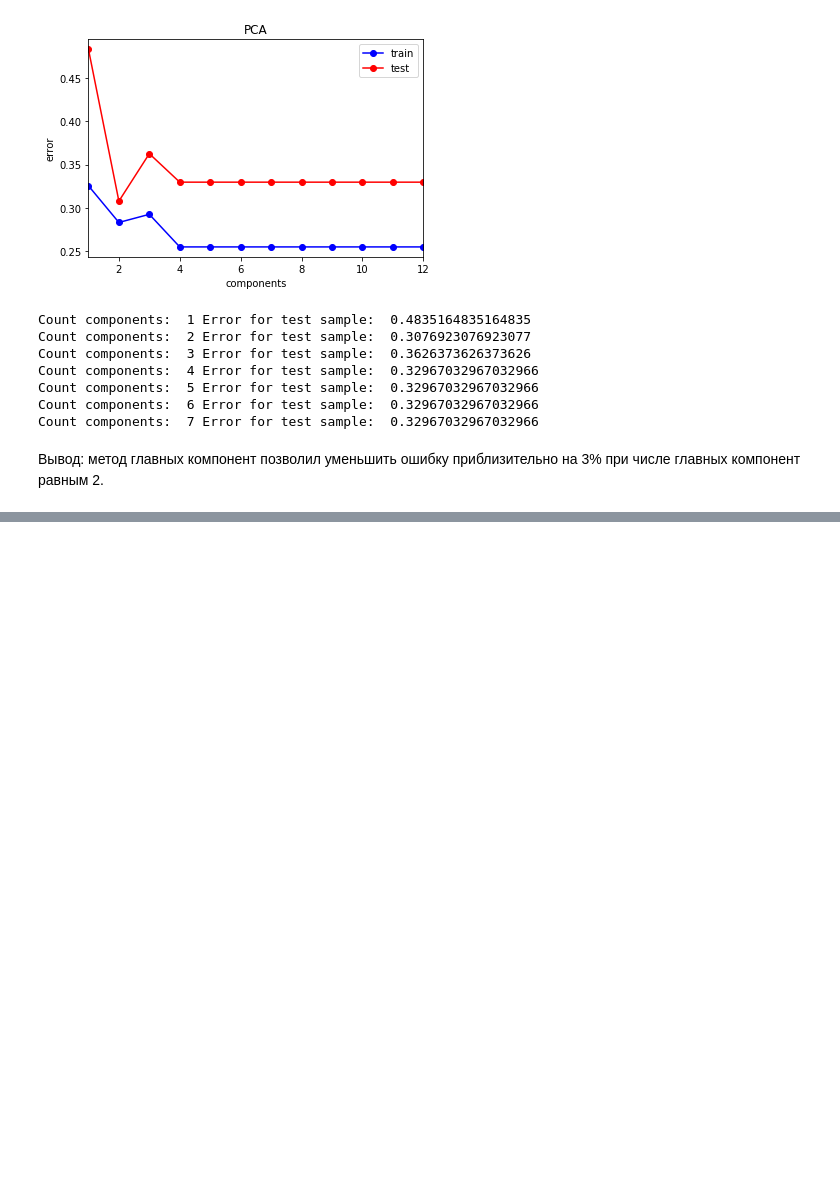
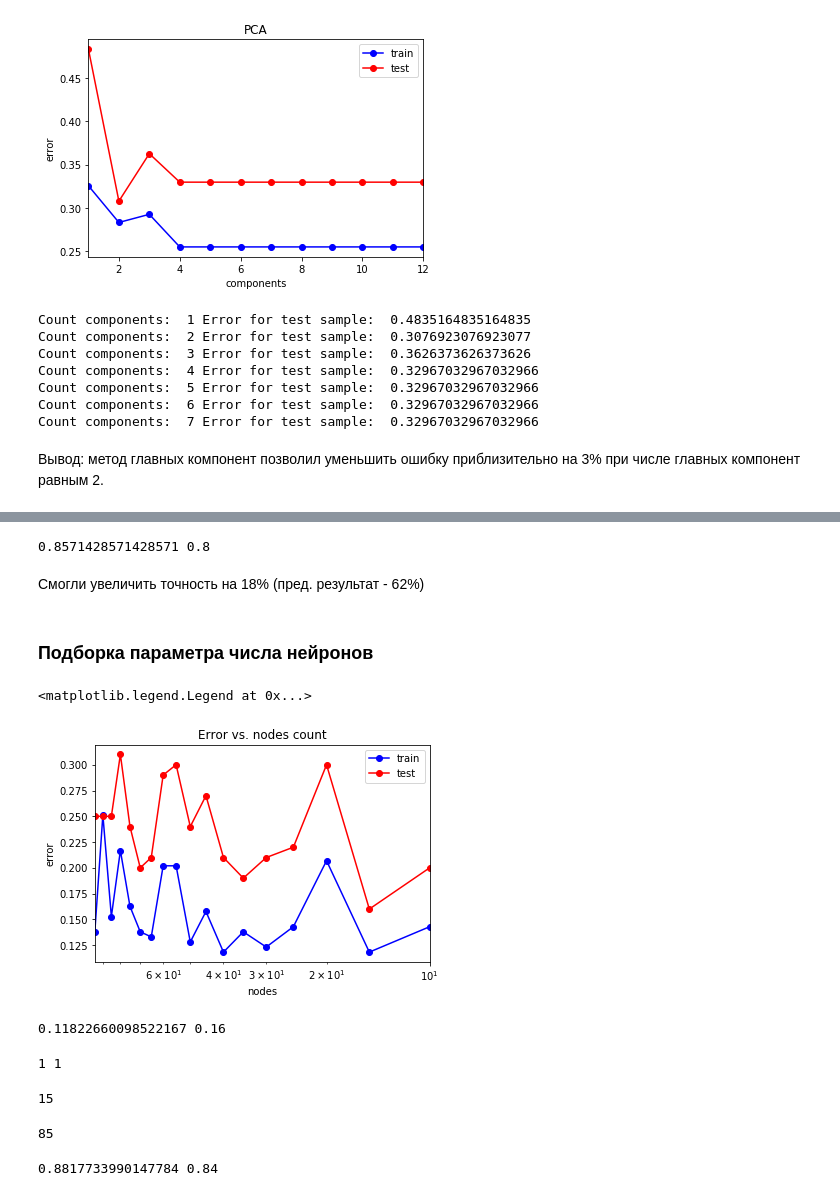
Before and after one commit to Mobious96/matstat, a Jupyter notebook: heart.ipynb, the cells around one changed output, grey strips where cells are left out. Saved outputs shown, nothing was run; the diff lists cells and outputs as text; code cells hidden in the pictures; blank space fills up the shorter version.

```diff
--- a/heart.ipynb
+++ b/heart.ipynb
@@ -413,0 +522,63 @@ Count components:  7 Error for test sample:  0.32967032967032966
+# %%
+mlp_model = MLPClassifier(alpha = alpha_opt, hidden_layer_sizes = (100,), solver = 'lbfgs', activation = 'logistic', random_state = 42)
+mlp_model.fit(X_train, y_train)
+y_train_pred = mlp_model.predict(X_train)
+y_test_pred = mlp_model.predict(X_test)
+print(mlp_model.score(X_train, y_train), mlp_model.score(X_test, y_test))
+# %% [output]
+0.8571428571428571 0.8
+# %% [markdown]
+Смогли увеличить точность на 18% (пред. результат - 62%)
+# %% [markdown]
+### Подборка параметра числа нейронов
+# %%
+nodes_arr = np.arange(10, 100, 5)
+test_err = []
+train_err = []
+for nodes in nodes_arr:
+    mlp_model = MLPClassifier(alpha = alpha_opt, hidden_layer_sizes = (nodes,), solver = 'lbfgs',
+                              activation = 'logistic', random_state = 42)
+    mlp_model.fit(X_train, y_train)
+
+    y_train_pred = mlp_model.predict(X_train)
+    y_test_pred = mlp_model.predict(X_test)
+    train_err.append(np.mean(y_train != y_train_pred))
+    test_err.append(np.mean(y_test != y_test_pred))
+# %%
+plt.semilogx(nodes_arr, train_err, 'b-o', label = 'train')
+plt.semilogx(nodes_arr, test_err, 'r-o', label = 'test')
+plt.xlim([np.max(nodes_arr), np.min(nodes_arr)])
+plt.title('Error vs. nodes count')
+plt.xlabel('nodes')
+plt.ylabel('error')
+plt.legend()
+# %% [output]
+<matplotlib.legend.Legend at 0x...>
+[figure, added]
+# %%
+min_train_err = np.min(train_err)
+min_test_err = np.min(test_err)
+print(min_train_err, min_test_err)
+# %% [output]
+0.11822660098522167 0.16
+# %%
+print(np.argmin(test_err), np.argmin(train_err))
+# %% [output]
+1 1
+# %%
+nodes_opt = nodes_arr[test_err == min_test_err][0]
+print(nodes_opt)
+# %% [output]
+15
+# %%
+nodes_arr[nodes_opt]
+# %% [output]
+85
+# %%
+mlp_model = MLPClassifier(alpha = alpha_opt, hidden_layer_sizes = (nodes_opt,), solver = 'lbfgs', activation = 'logistic', random_state = 42)
+mlp_model.fit(X_train, y_train)
+y_train_pred = mlp_model.predict(X_train)
+y_test_pred = mlp_model.predict(X_test)
+print(mlp_model.score(X_train, y_train), mlp_model.score(X_test, y_test))
+# %% [output]
+0.8817733990147784 0.84
```
Also changed, not shown: parts of 39 cells of this notebook.
